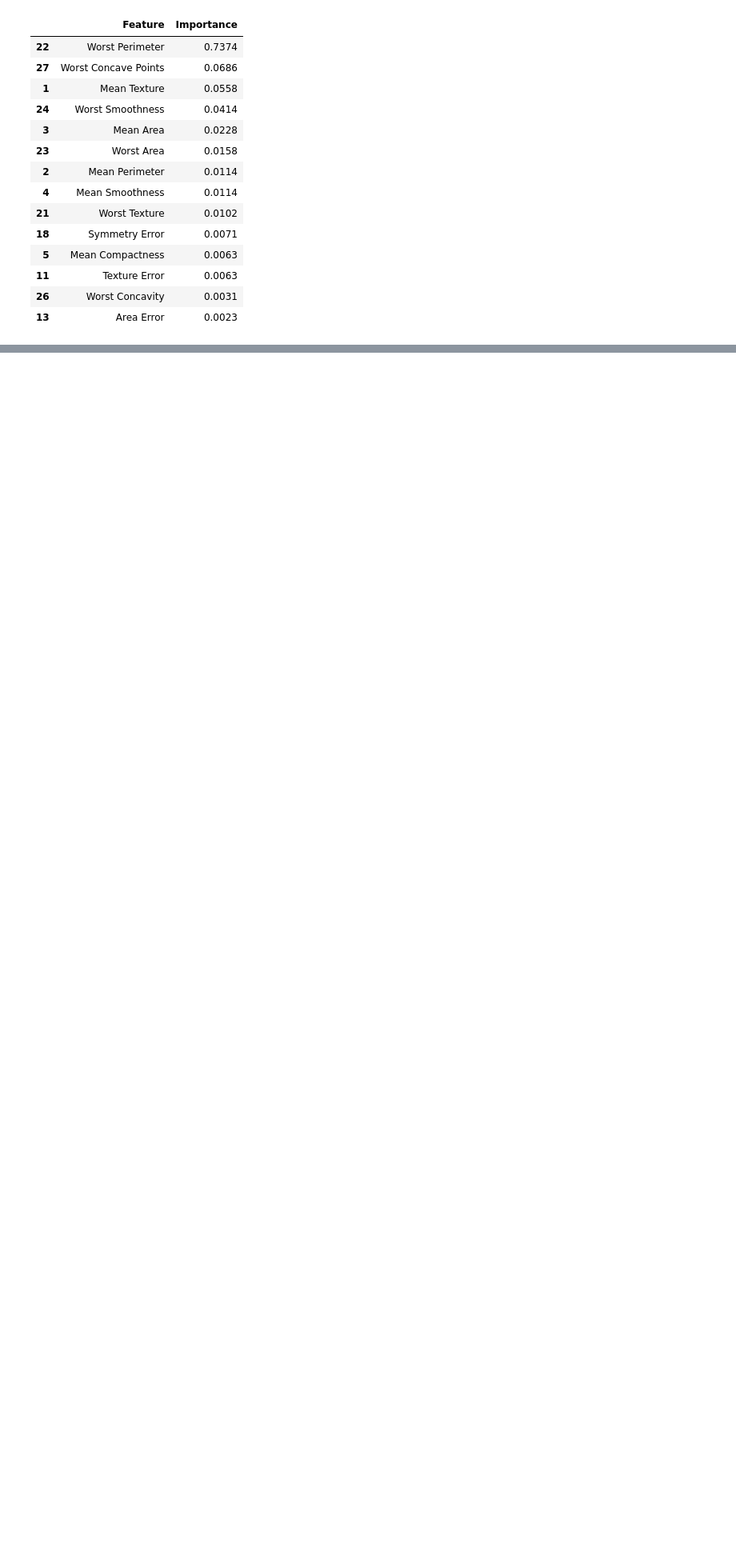
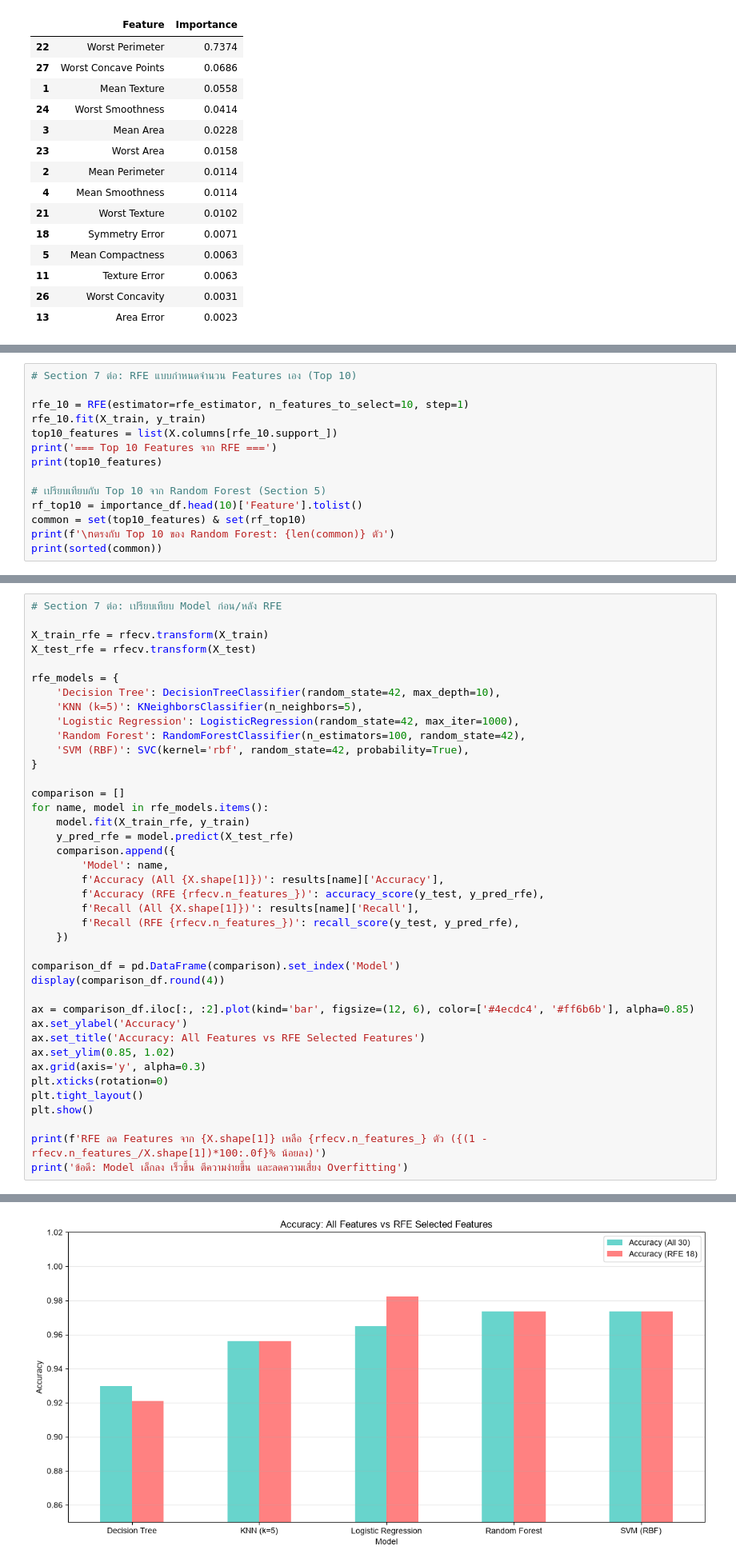
Before and after one commit to pasunim/DT514-Data-Classification-W5, a Jupyter notebook: W5_classification.ipynb, the cells around one changed output, grey strips where cells are left out. Shown at 80% size. Drawn from its saved outputs; the diff is of its cells as text; blank space fills up the shorter version.

```diff
--- a/W5_classification.ipynb
+++ b/W5_classification.ipynb
@@ -598,0 +696,14 @@ Decision Tree ใช้เพียง 14 จาก 30 Features
+# %%
+# Section 7 ต่อ: RFE แบบกำหนดจำนวน Features เอง (Top 10)
+
+rfe_10 = RFE(estimator=rfe_estimator, n_features_to_select=10, step=1)
+rfe_10.fit(X_train, y_train)
+top10_features = list(X.columns[rfe_10.support_])
+print('=== Top 10 Features จาก RFE ===')
+print(top10_features)
+
+# เปรียบเทียบกับ Top 10 จาก Random Forest (Section 5)
+rf_top10 = importance_df.head(10)['Feature'].tolist()
+common = set(top10_features) & set(rf_top10)
+print(f'\nตรงกับ Top 10 ของ Random Forest: {len(common)} ตัว')
+print(sorted(common))
@@ -598,0 +716,41 @@ Decision Tree ใช้เพียง 14 จาก 30 Features
+# %%
+# Section 7 ต่อ: เปรียบเทียบ Model ก่อน/หลัง RFE
+
+X_train_rfe = rfecv.transform(X_train)
+X_test_rfe = rfecv.transform(X_test)
+
+rfe_models = {
+    'Decision Tree': DecisionTreeClassifier(random_state=42, max_depth=10),
+    'KNN (k=5)': KNeighborsClassifier(n_neighbors=5),
+    'Logistic Regression': LogisticRegression(random_state=42, max_iter=1000),
+    'Random Forest': RandomForestClassifier(n_estimators=100, random_state=42),
+    'SVM (RBF)': SVC(kernel='rbf', random_state=42, probability=True),
+}
+
+comparison = []
+for name, model in rfe_models.items():
+    model.fit(X_train_rfe, y_train)
+    y_pred_rfe = model.predict(X_test_rfe)
+    comparison.append({
+        'Model': name,
+        f'Accuracy (All {X.shape[1]})': results[name]['Accuracy'],
+        f'Accuracy (RFE {rfecv.n_features_})': accuracy_score(y_test, y_pred_rfe),
+        f'Recall (All {X.shape[1]})': results[name]['Recall'],
+        f'Recall (RFE {rfecv.n_features_})': recall_score(y_test, y_pred_rfe),
+    })
+
+comparison_df = pd.DataFrame(comparison).set_index('Model')
+display(comparison_df.round(4))
+
+ax = comparison_df.iloc[:, :2].plot(kind='bar', figsize=(12, 6), color=['#4ecdc4', '#ff6b6b'], alpha=0.85)
+ax.set_ylabel('Accuracy')
+ax.set_title('Accuracy: All Features vs RFE Selected Features')
+ax.set_ylim(0.85, 1.02)
+ax.grid(axis='y', alpha=0.3)
+plt.xticks(rotation=0)
+plt.tight_layout()
+plt.show()
+
+print(f'RFE ลด Features จาก {X.shape[1]} เหลือ {rfecv.n_features_} ตัว ({(1 - rfecv.n_features_/X.shape[1])*100:.0f}% น้อยลง)')
+print('ข้อดี: Model เล็กลง เร็วขึ้น ตีความง่ายขึ้น และลดความเสี่ยง Overfitting')
+# %% [output]
@@ -598,0 +764 @@ Decision Tree ใช้เพียง 14 จาก 30 Features
+[figure, added]
```
Also changed, not shown: parts of 5 cells of this notebook.
